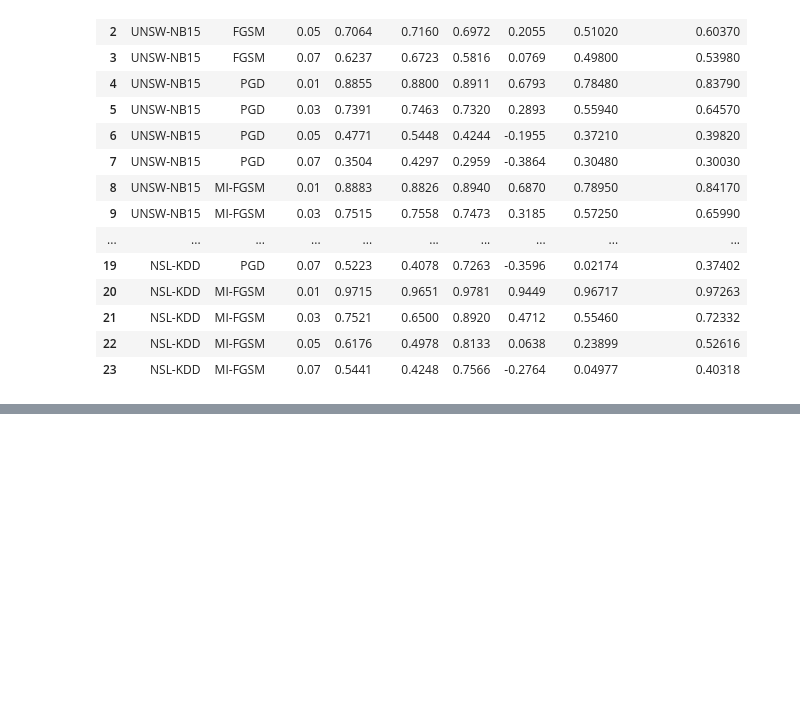
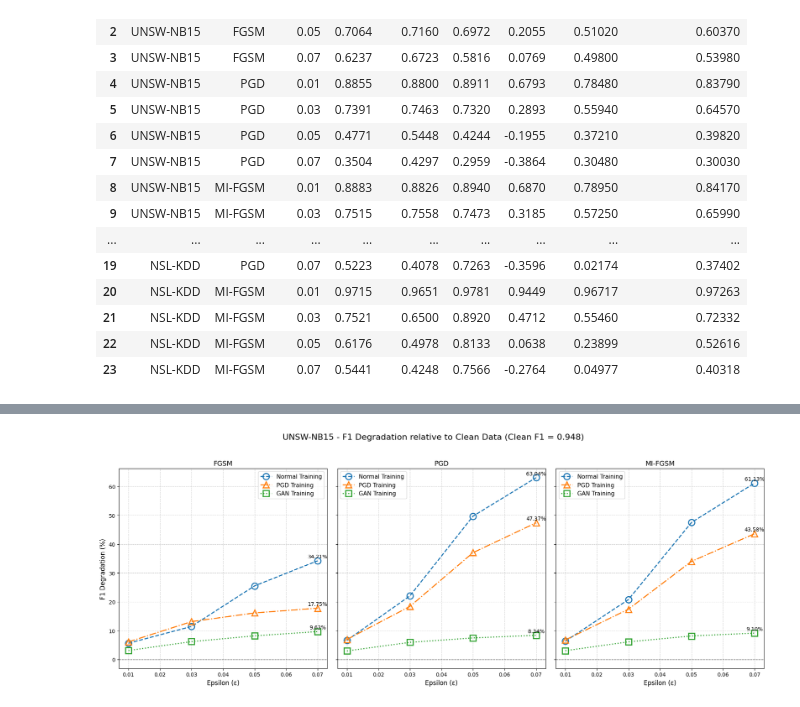
Before and after one commit to Tanveer2719/NIDS_Coursework, a Jupyter notebook: Experiments/Adversarial Attack/Combined_Analysis/analysis.ipynb, the cells around one changed output, grey strips where cells are left out. Cells and saved outputs as stored; diff of their text form; code cells hidden in the pictures; blank space fills up the shorter version.

```diff
--- a/Experiments/Adversarial Attack/Combined_Analysis/analysis.ipynb
+++ b/Experiments/Adversarial Attack/Combined_Analysis/analysis.ipynb
@@ -176,0 +458,80 @@ for dataset in datasets:
+# %%
+import matplotlib.pyplot as plt
+import pandas as pd
+
+# Models and attacks
+models = ["Normal Training", "PGD Training", "GAN Training"]
+attacks = ["FGSM", "PGD", "MI-FGSM"]
+
+# Clean data F1 scores
+clean_f1 = {
+    "UNSW-NB15": 0.948,
+    "NSL-KDD": 0.9911
+}
+
+# Markers and linestyles
+model_styles = {
+    "Normal Training": {"marker": "o", "linestyle": "--"},
+    "PGD Training": {"marker": "^", "linestyle": "-."},
+    "GAN Training": {"marker": "s", "linestyle": ":"}
+}
+
+# Function to calculate degradation (%)
+def calculate_degradation_percent(dfs, dataset_name, metric="F1"):
+    degradation = {}
+    for attack in attacks:
+        degradation[attack] = {}
+        for df, model_name in zip(dfs, models):
+            model_scores = df[df["Attack"] == attack].set_index("Epsilon")[metric]
+            degradation_percent = ((clean_f1[dataset_name] - model_scores) / clean_f1[dataset_name]) * 100
+            degradation[attack][model_name] = degradation_percent
+    return degradation
+
+# Plot line plot for degradation
+def plot_degradation_line(degradation, dataset_name):
+    fig, axes = plt.subplots(1, 3, figsize=(18, 7), sharey=True)
+
+    for ax, attack in zip(axes, attacks):
+        # Plot each model line
+        for model_name, style in model_styles.items():
+            epsilons = degradation[attack][model_name].index
+            values = degradation[attack][model_name].values
+            ax.plot(
+                epsilons, values,
+                marker=style["marker"],
+                linestyle=style["linestyle"],
+                markersize=12,            # larger marker
+                markerfacecolor='none',   # hollow marker
+                markeredgewidth=2,        # thicker edge
+                linewidth=2,
+                label=model_name
+            )
+
+            # Annotate last point
+            ax.text(epsilons[-1], values[-1]+0.5, f"{values[-1]:.2f}%", fontsize=10,
+                    ha="center", va="bottom")
+
+        # Plot horizontal line for clean F1
+        ax.axhline(0, color="black", linestyle="--", linewidth=1, alpha=0.5)
+
+        ax.set_title(f"{attack}", fontsize=13)
+        ax.set_xlabel("Epsilon (ε)", fontsize=12)
+        if ax==axes[0]:
+            ax.set_ylabel("F1 Degradation (%)", fontsize=12)
+        ax.grid(True, linestyle="--", alpha=0.6)
+        ax.legend(fontsize=11)
+
+    fig.suptitle(f"{dataset_name} - F1 Degradation relative to Clean Data (Clean F1 = {clean_f1[dataset_name]:.3f})",
+                 fontsize=16)
+    plt.tight_layout(rect=[0, 0, 1, 0.95])
+    plt.show()
+
+# ---- UNSW ----
+degradation_unsw = calculate_degradation_percent(dataframes_unsw, "UNSW-NB15")
+plot_degradation_line(degradation_unsw, "UNSW-NB15")
+
+# ---- NSL ----
+degradation_nsl = calculate_degradation_percent(dataframes_nsl, "NSL-KDD")
+plot_degradation_line(degradation_nsl, "NSL-KDD")
+# %% [output]
+[figure, added]
```
Also changed, not shown: parts of 8 cells of this notebook, 7 other files.
